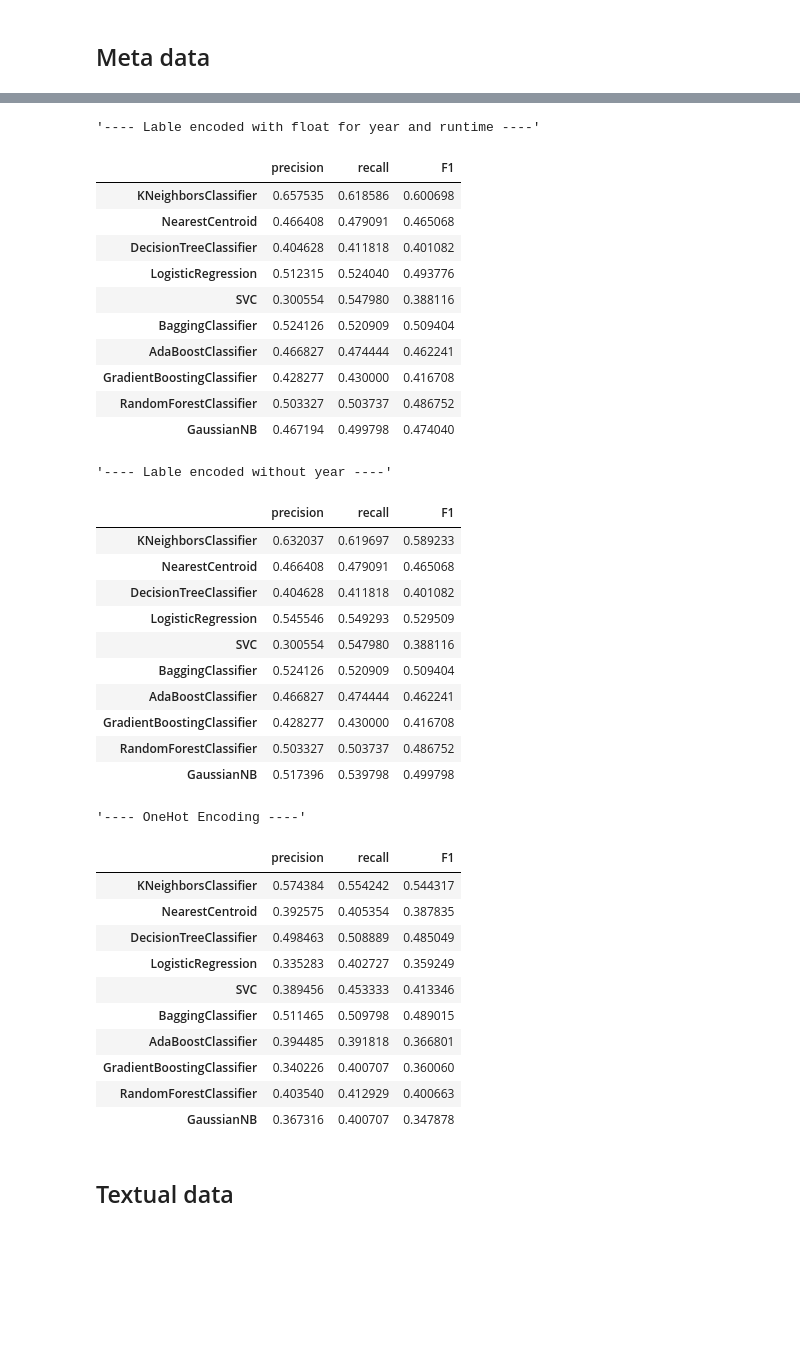
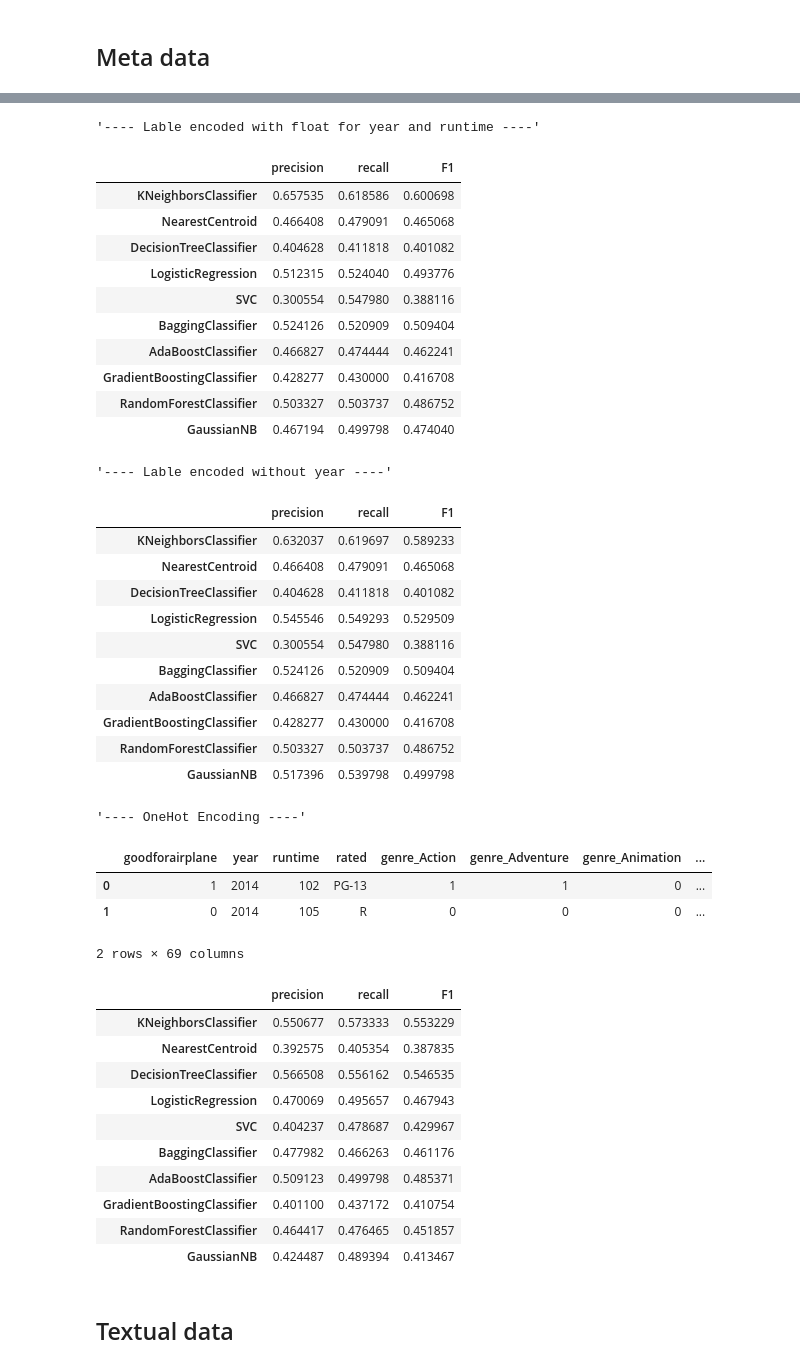
Before and after one commit to patrickFuerst/CoE_task, a Jupyter notebook: classifier_selection.ipynb, the cells around one changed output, grey strips where cells are left out. Cells and saved outputs as stored; diff of their text form; code cells hidden in the pictures; blank space fills up the shorter version.

Commit message:
preprocess meta data

```diff
--- a/classifier_selection.ipynb
+++ b/classifier_selection.ipynb
@@ -468,11 +496,18 @@ df_final_results = df_final_results.append(metrics)
 
 
 display("---- OneHot Encoding ----")
-##optimizing encoding further
-X_onehotencoded = pd.get_dummies(df_X)
-metrics = evaluate_models(X_onehotencoded, df_y)
+##optimizing encoding further by using the processed meta data
+
+df_train = pd.merge(df_labled_movies,df_meta_data_processed, on='filename')
+df_train.drop(['movie', 'filename'],axis=1, inplace=True)
+display(df_train.head(2))
+df_X = df_train.drop('goodforairplane',axis=1)
+df_y = df_train['goodforairplane']
+
+label_encoder = MultiColumnLabelEncoder(['rated'])
+X_labelencoded = label_encoder.fit_transform(df_X)
+metrics = evaluate_models(X_labelencoded, df_y)
 display(metrics)
-
 
 
 # Save final data sets obtained with our best approach
@@ -492,44 +527,48 @@ X_labelencoded_meta = X_labelencoded
 | BaggingClassifier | 0.512169 | 0.499596 | 0.482540 |
 | AdaBoostClassifier | 0.516002 | 0.501717 | 0.490721 |
 | GradientBoostingClassifier | 0.501382 | 0.500707 | 0.486474 |
 | RandomForestClassifier | 0.509880 | 0.498485 | 0.489622 |
 | GaussianNB | 0.474880 | 0.506667 | 0.481515 |
 '---- Lable encoded with float for year and runtime ----'
 |  | precision | recall | F1 |
 | KNeighborsClassifier | 0.657535 | 0.618586 | 0.600698 |
 | NearestCentroid | 0.466408 | 0.479091 | 0.465068 |
 | DecisionTreeClassifier | 0.404628 | 0.411818 | 0.401082 |
 | LogisticRegression | 0.512315 | 0.524040 | 0.493776 |
 | SVC | 0.300554 | 0.547980 | 0.388116 |
 | BaggingClassifier | 0.524126 | 0.520909 | 0.509404 |
 | AdaBoostClassifier | 0.466827 | 0.474444 | 0.462241 |
 | GradientBoostingClassifier | 0.428277 | 0.430000 | 0.416708 |
 | RandomForestClassifier | 0.503327 | 0.503737 | 0.486752 |
 | GaussianNB | 0.467194 | 0.499798 | 0.474040 |
 '---- Lable encoded without year ----'
 |  | precision | recall | F1 |
 | KNeighborsClassifier | 0.632037 | 0.619697 | 0.589233 |
 | NearestCentroid | 0.466408 | 0.479091 | 0.465068 |
 | DecisionTreeClassifier | 0.404628 | 0.411818 | 0.401082 |
 | LogisticRegression | 0.545546 | 0.549293 | 0.529509 |
 | SVC | 0.300554 | 0.547980 | 0.388116 |
 | BaggingClassifier | 0.524126 | 0.520909 | 0.509404 |
 | AdaBoostClassifier | 0.466827 | 0.474444 | 0.462241 |
 | GradientBoostingClassifier | 0.428277 | 0.430000 | 0.416708 |
 | RandomForestClassifier | 0.503327 | 0.503737 | 0.486752 |
 | GaussianNB | 0.517396 | 0.539798 | 0.499798 |
 '---- OneHot Encoding ----'
-|  | precision | recall | F1 |
-| KNeighborsClassifier | 0.574384 | 0.554242 | 0.544317 |
-| NearestCentroid | 0.392575 | 0.405354 | 0.387835 |
-| DecisionTreeClassifier | 0.498463 | 0.508889 | 0.485049 |
-| LogisticRegression | 0.335283 | 0.402727 | 0.359249 |
-| SVC | 0.389456 | 0.453333 | 0.413346 |
-| BaggingClassifier | 0.511465 | 0.509798 | 0.489015 |
-| AdaBoostClassifier | 0.394485 | 0.391818 | 0.366801 |
-| GradientBoostingClassifier | 0.340226 | 0.400707 | 0.360060 |
-| RandomForestClassifier | 0.403540 | 0.412929 | 0.400663 |
-| GaussianNB | 0.367316 | 0.400707 | 0.347878 |
+|  | goodforairplane | year | runtime | rated | genre_Action | genre_Adventure | genre_Animation | ... |
+| 0 | 1 | 2014 | 102 | PG-13 | 1 | 1 | 0 | ... |
+| 1 | 0 | 2014 | 105 | R | 0 | 0 | 0 | ... |
+2 rows × 69 columns
+|  | precision | recall | F1 |
+| KNeighborsClassifier | 0.550677 | 0.573333 | 0.553229 |
+| NearestCentroid | 0.392575 | 0.405354 | 0.387835 |
+| DecisionTreeClassifier | 0.566508 | 0.556162 | 0.546535 |
+| LogisticRegression | 0.470069 | 0.495657 | 0.467943 |
+| SVC | 0.404237 | 0.478687 | 0.429967 |
+| BaggingClassifier | 0.477982 | 0.466263 | 0.461176 |
+| AdaBoostClassifier | 0.509123 | 0.499798 | 0.485371 |
+| GradientBoostingClassifier | 0.401100 | 0.437172 | 0.410754 |
+| RandomForestClassifier | 0.464417 | 0.476465 | 0.451857 |
+| GaussianNB | 0.424487 | 0.489394 | 0.413467 |
 # %% [markdown]
 ## Textual data
 # %%
```
Also changed, not shown: parts of 4 cells of this notebook.
